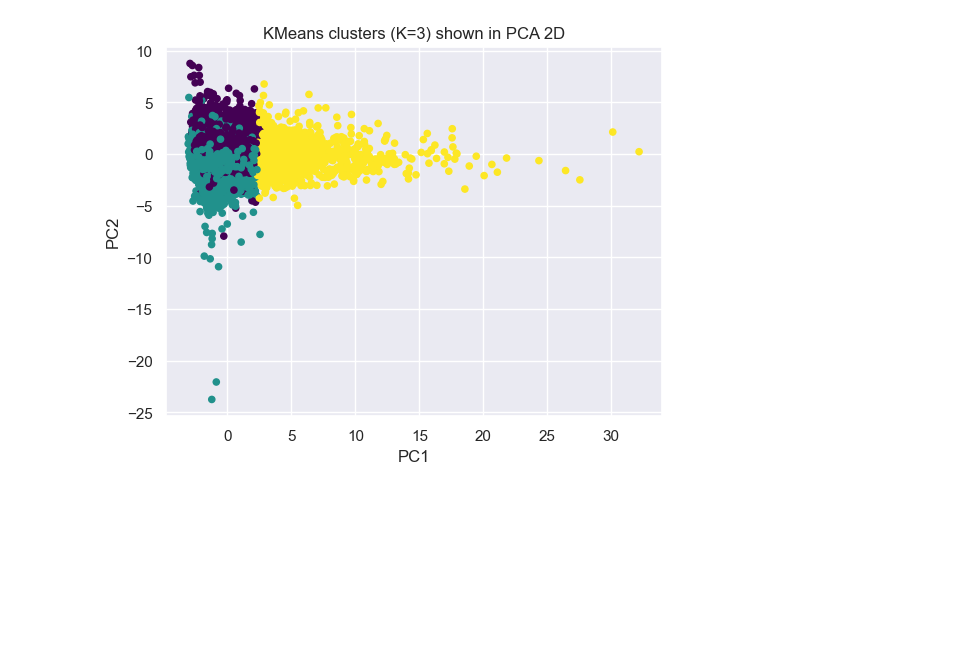
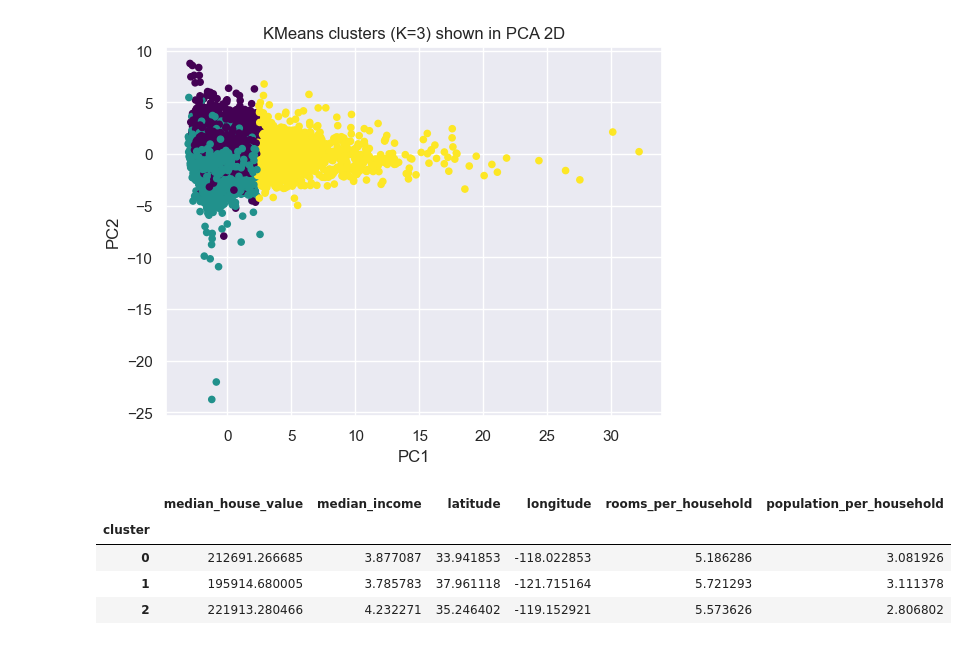
Before and after one commit to EliWei/ML_Uppgift1_Regression, a Jupyter notebook: ML_Regression.ipynb, the cells around one changed output. Saved outputs shown, nothing was run; the diff lists cells and outputs as text; code cells hidden in the pictures; blank space fills up the shorter version.

```diff
--- a/ML_Regression.ipynb
+++ b/ML_Regression.ipynb
@@ -545,3 +612,15 @@ plt.grid(True)
 plt.show()
 # %% [output]
 [figure]
+# %%
+# vad betyder klustren
+df_with_features.groupby("cluster")[["median_house_value", "median_income",
+                                      "latitude", "longitude",
+                                      "rooms_per_household",
+                                      "population_per_household"]].mean()
+# %% [output]
+|  | median_house_value | median_income | latitude | longitude | rooms_per_household | population_per_household |
+| cluster |  |  |  |  |  |  |
+| 0 | 212691.266685 | 3.877087 | 33.941853 | -118.022853 | 5.186286 | 3.081926 |
+| 1 | 195914.680005 | 3.785783 | 37.961118 | -121.715164 | 5.721293 | 3.111378 |
+| 2 | 221913.280466 | 4.232271 | 35.246402 | -119.152921 | 5.573626 | 2.806802 |
```
Also changed, not shown: parts of 14 cells of this notebook.
